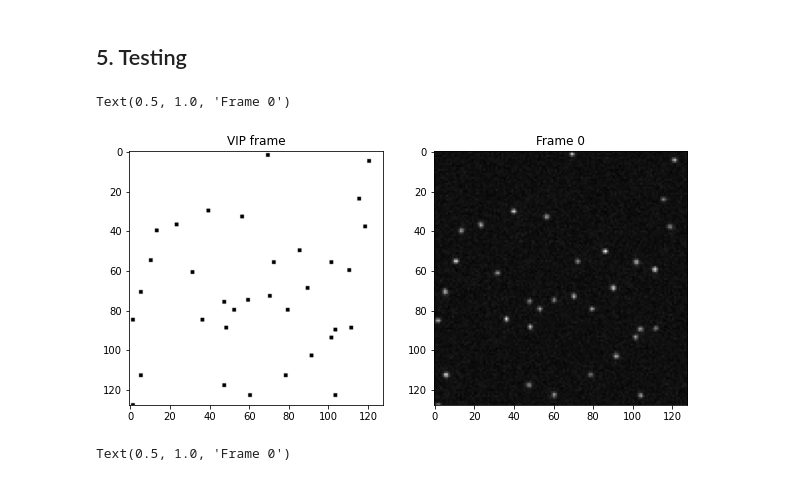
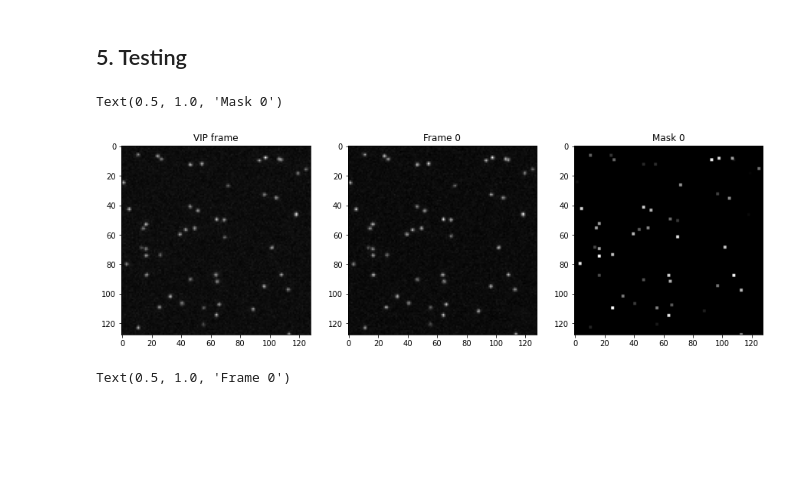
Before and after one commit to AnDiChallenge/andi_datasets, a Jupyter notebook: source_nbs/utils_videos.ipynb, the cells around one changed output. Drawn from its saved outputs; the diff is of its cells as text; code cells hidden in the pictures; blank space fills up the shorter version.

```diff
--- a/source_nbs/utils_videos.ipynb
+++ b/source_nbs/utils_videos.ipynb
@@ -326,15 +326,22 @@ psf_width(na, wl, res) * mag
 2
 # %% [markdown]
 ## 5. Testing
+# %%
+trajs_test, _ = models_phenom().immobile_traps(N = 50, T = 4, Nt = 500, L = 128, Pb = 1, r = 5)
+video, masks = transform_to_video(trajs_test,
+                                  with_masks=True,
+                                  get_vip_particles=np.arange(55).tolist())
 # %%
-fig, (ax0, ax1) = plt.subplots(1, 2, figsize=(10, 5))
-img1 = ax0.imshow(np.sign(video[0]), cmap = "Greys")
+fig, (ax0, ax1, ax2) = plt.subplots(1, 3, figsize=(15, 5))
+img1 = ax0.imshow(video[0], cmap = "gray")
 ax0.set_title("VIP frame")
 img2 = ax1.imshow(video[1], cmap="gray")
 ax1.set_title("Frame 0")
+ax2.imshow(masks[1], cmap="gray")
+ax2.set_title("Mask 0")
 # %% [output]
-Text(0.5, 1.0, 'Frame 0')
+Text(0.5, 1.0, 'Mask 0')
-[figure, old version]
+[figure, new version]
 # %%
 trajs_pad = trajs_model2.copy()
 trajs_pad[10:, 0] = -1
```
Also changed, not shown: parts of 1 cell of this notebook, 3 other files.
